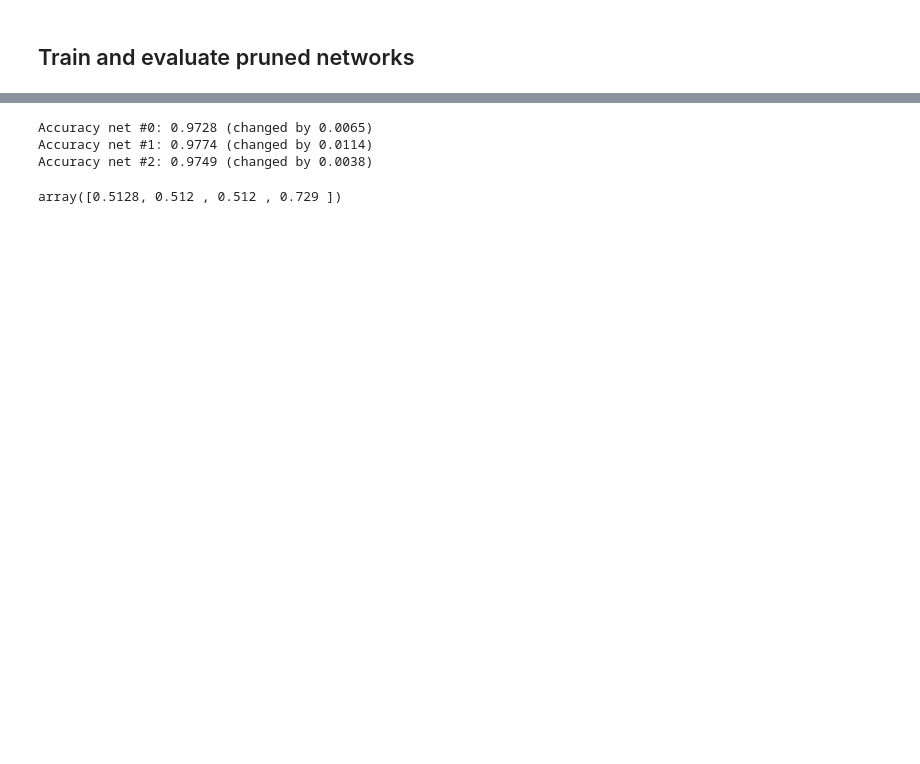
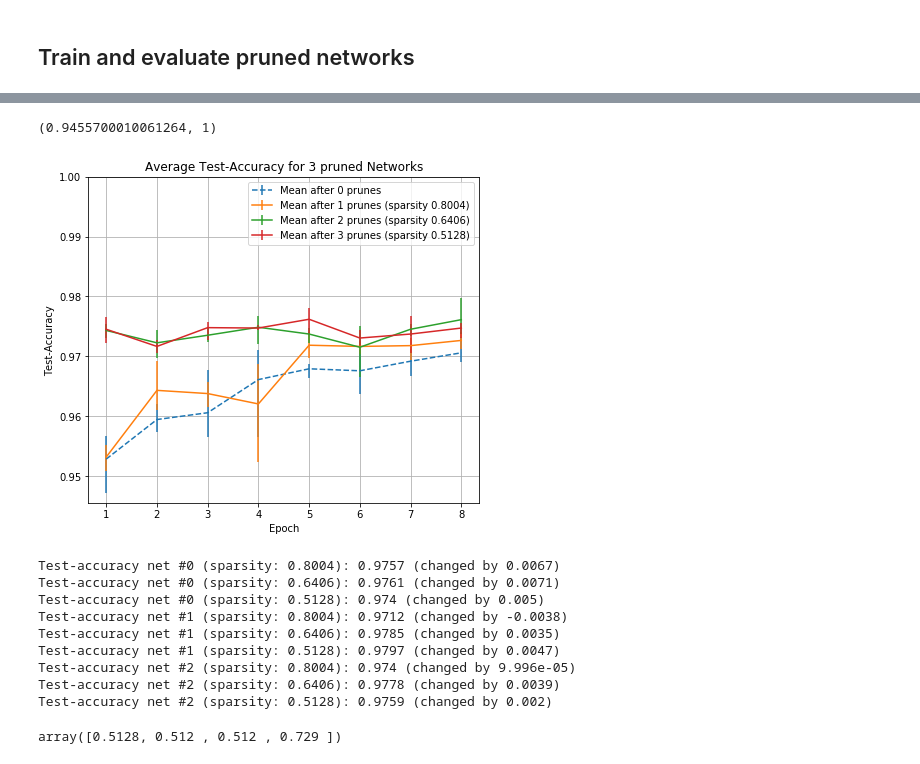
Before and after one commit to Weilando/bachelor_playground, a Jupyter notebook: LenetMnist.ipynb, the cells around one changed output, grey strips where cells are left out. Drawn from its saved outputs; the diff is of its cells as text; code cells hidden in the pictures; blank space fills up the shorter version.

```diff
--- a/LenetMnist.ipynb
+++ b/LenetMnist.ipynb
@@ -313,14 +331,43 @@ ax_pruned_loss_av.set_ylim(bottom=0)
+# %%
+# plot means and error bars for test-accuracy
+fig_test_val = plt.figure(None, (7, 6))
+fig_pruned_test_acc = fig_test_val.subplots(1,1, sharex=False)
+
+# plot baseline, i.e. unpruned results
+fig_pruned_test_acc.errorbar(x=acc_xs, y=val_acc_mean, yerr=[val_acc_neg_yerr, val_acc_pos_yerr], label="Mean after 0 prunes", ls='--')
+
+# plot pruned results
+for p in range(prune_count):
+    fig_pruned_test_acc.errorbar(x=acc_xs, y=pruned_val_acc_mean[p], yerr=[pruned_val_acc_neg_yerr[p], pruned_val_acc_pos_yerr[p]], label=f"Mean after {p+1} prunes (sparsity {sparsity_history[p]:.4})")
+
+fig_pruned_test_acc.set_title(f"Average Test-Accuracy for {net_count} pruned Networks")
+fig_pruned_test_acc.set_ylabel("Test-Accuracy")
+fig_pruned_test_acc.set_xlabel("Epoch")
+
+fig_pruned_test_acc.legend()
+
+fig_pruned_test_acc.grid('major')
+fig_pruned_test_acc.set_ylim(top=1)
+# %% [output]
+(0.9455700010061264, 1)
+[figure, added]
 # %%
-# calculate accuracies on test-set
-pruned_accs = [float] * net_count
-
+# Compare final test-accuracies
 for n in range(net_count):
-    pruned_accs[n] = compute_test_accuracy(nets[n])
-    print(f"Accuracy net #{n}: {(pruned_accs[n]):1.4} (changed by {(pruned_accs[n]-accs[n]):1.4})")
+    for p in range(prune_count):
+        unpruned_final = test_acc_histories[n][-1]
+        pruned_final = pruned_test_acc_histories[n][p][-1]
+        print(f"Test-accuracy net #{n} (sparsity: {sparsity_history[p]:.4}): {pruned_final:1.4} (changed by {(pruned_final-unpruned_final):1.4})")
 # %% [output]
-Accuracy net #0: 0.9728 (changed by 0.0065)
-Accuracy net #1: 0.9774 (changed by 0.0114)
-Accuracy net #2: 0.9749 (changed by 0.0038)
+Test-accuracy net #0 (sparsity: 0.8004): 0.9757 (changed by 0.0067)
+Test-accuracy net #0 (sparsity: 0.6406): 0.9761 (changed by 0.0071)
+Test-accuracy net #0 (sparsity: 0.5128): 0.974 (changed by 0.005)
+Test-accuracy net #1 (sparsity: 0.8004): 0.9712 (changed by -0.0038)
+Test-accuracy net #1 (sparsity: 0.6406): 0.9785 (changed by 0.0035)
+Test-accuracy net #1 (sparsity: 0.5128): 0.9797 (changed by 0.0047)
+Test-accuracy net #2 (sparsity: 0.8004): 0.974 (changed by 9.996e-05)
+Test-accuracy net #2 (sparsity: 0.6406): 0.9778 (changed by 0.0039)
+Test-accuracy net #2 (sparsity: 0.5128): 0.9759 (changed by 0.002)
 # %%
 nets[0].sparsity_report()
 # %% [output]
```
Also changed, not shown: parts of 18 cells of this notebook, 1 other file.
